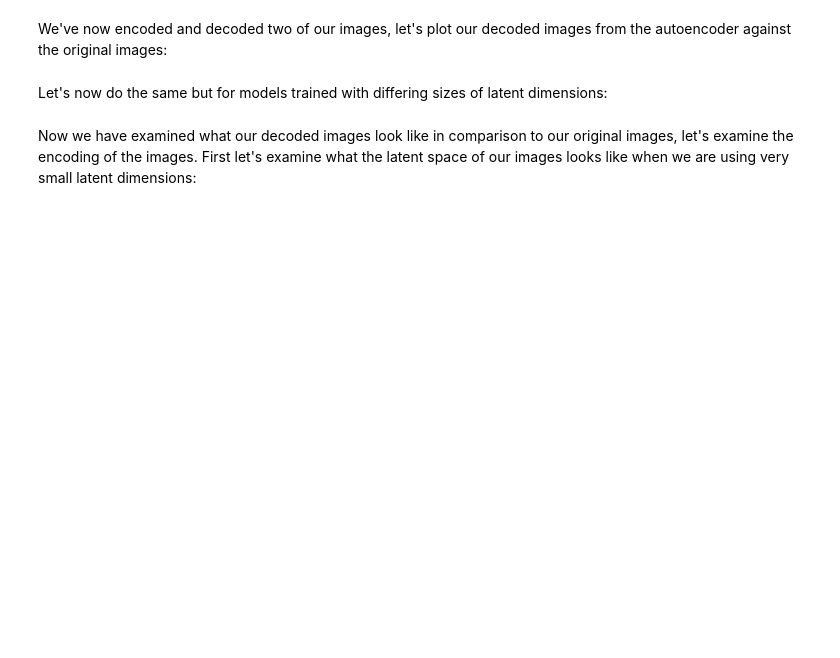
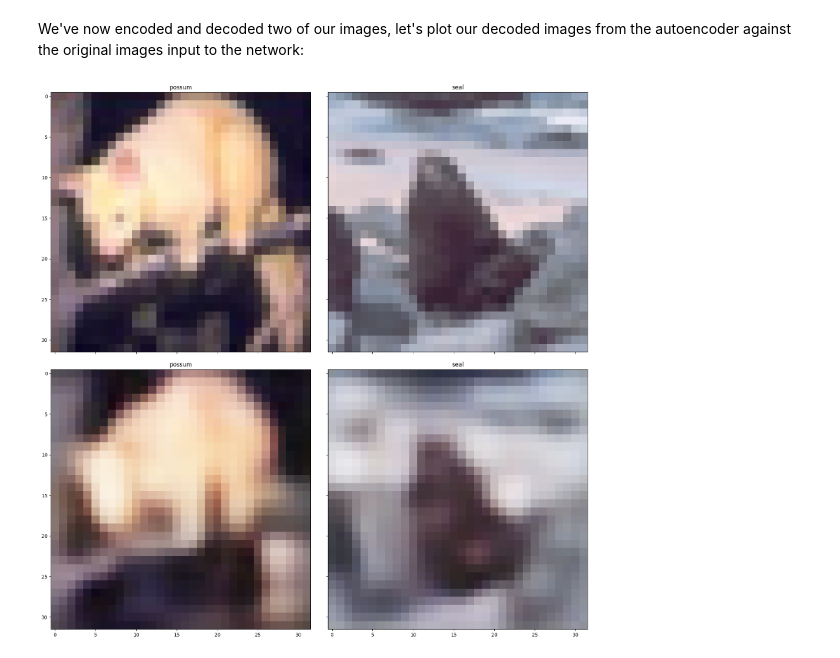
Before and after one commit to h-0-0/compass_yr1, a Jupyter notebook: SC2/portfolio_8/portfolio_8.ipynb, the cells around one changed output. Drawn from its saved outputs; the diff is of its cells as text; code cells hidden in the pictures; blank space fills up the shorter version.

```diff
--- a/SC2/portfolio_8/portfolio_8.ipynb
+++ b/SC2/portfolio_8/portfolio_8.ipynb
@@ -78,7 +112,7 @@ Requirement already satisfied: sniffio>=1.1 in /user/home/jd18380/tmp/mypyenvb/l
 # %%
 import VAE
 # Load in our model that we trained on BluePebble
-model = VAE.AutoEncoder.load_from_checkpoint("saved_models/autoencoder_256.ckpt")
+model = VAE.AutoEncoder.load_from_checkpoint("saved_models/autoencoder_128.ckpt")
 
 # disable randomness, dropout, etc...
 model.eval()
@@ -93,21 +131,20 @@ ModuleNotFoundError: No module named 'lightning'
 # %% [markdown]
-We've now encoded and decoded two of our images, let's plot our decoded images from the autoencoder against the original images:
+We've now encoded and decoded two of our images, let's plot our decoded images from the autoencoder against the original images input to the network:
 # %%
 fig = plt.figure(figsize=(20., 20.))
 grid = ImageGrid(fig, 111,
                  nrows_ncols=(2, 2),  # creates 2x2 grid of axes
                  axes_pad=0.5,  # pad between axes
                  )
-labels = cifar10_label(train_targets[:2])
+labels = cifar100_label(train_targets[:2])
 for i, ax in enumerate(grid):
     if i==0 or i==1 :
         ax.imshow(np.transpose(train_images[i].numpy(), (1, 2, 0)))
         ax.set_title('{0}'.format(labels[i]))
     if i==2 or i==3:
         ax.imshow(np.transpose(decoded_images[i-2].detach().numpy(), (1, 2, 0)))
         ax.set_title('{0}'.format(labels[i-2]))
 
 plt.show()
+# %% [output]
+[figure, added]
-# %% [markdown]
-<!-- TODO: comment on the similarity between original (top) and decoded (bottom) -->
-Let's now do the same but for models trained with differing sizes of latent dimensions:
@@ -117,2 +150,0 @@ Let's now do the same but for models trained with differing sizes of latent dime
-# %% [markdown]
-Now we have examined what our decoded images look like in comparison to our original images, let's examine the encoding of the images. First let's examine what the latent space of our images looks like when we are using very small latent dimensions:
```
Also changed, not shown: parts of 25 cells of this notebook.
